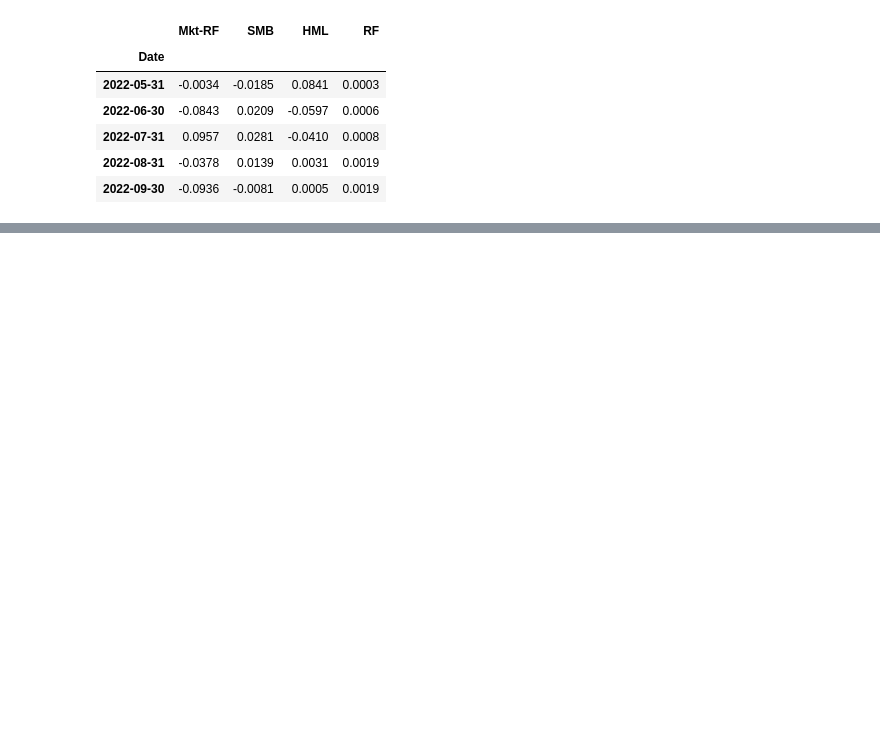
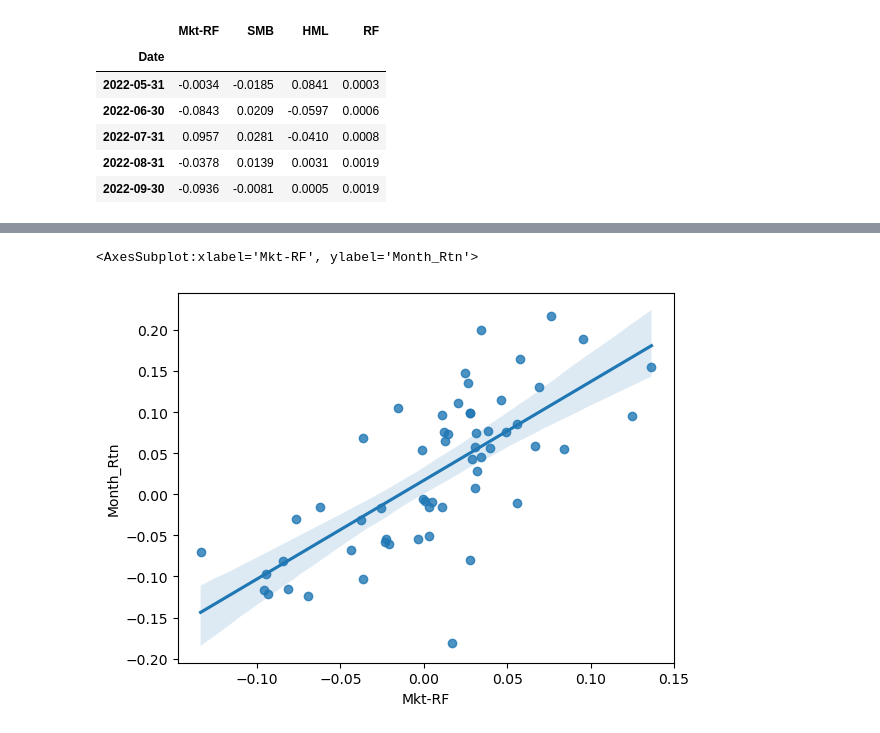
Before and after one commit to hagankj/Team-3-Repo, a Jupyter notebook: CAPM_FF3_AAPL.ipynb, the cells around one changed output, grey strips where cells are left out. Drawn from its saved outputs; the diff is of its cells as text; code cells hidden in the pictures; blank space fills up the shorter version.

```diff
--- a/CAPM_FF3_AAPL.ipynb
+++ b/CAPM_FF3_AAPL.ipynb
@@ -98,0 +122,5 @@ ff_exreturn = rf + (mkt_rf*b1)+(smb*b2)+(hml*b3)
+# %%
+sns.regplot(data = ff_data, x = 'Mkt-RF', y='Month_Rtn' )
+# %% [output]
+<AxesSubplot:xlabel='Mkt-RF', ylabel='Month_Rtn'>
+[figure, added]
```
Also changed, not shown: parts of 10 cells of this notebook, 3 other files.
